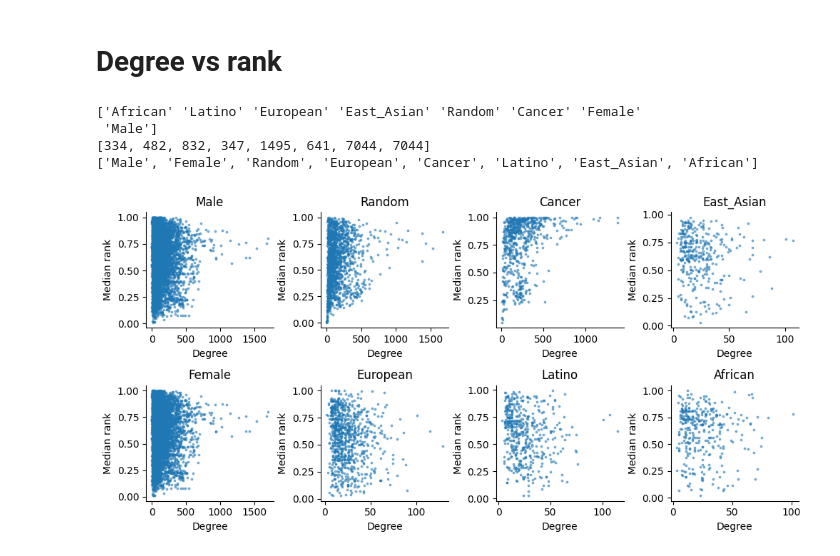
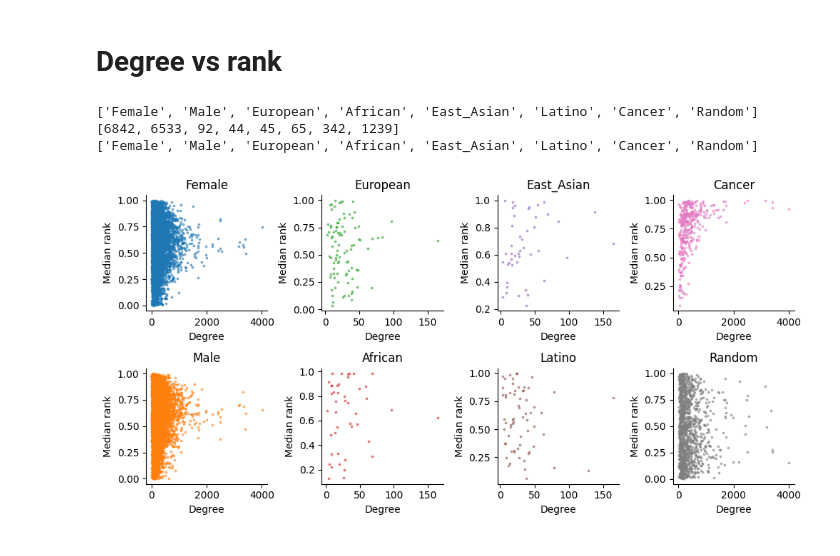
Before and after one commit to MSBradshaw/LinkPrediction, a Jupyter notebook: Experiments/class_degree_v_rank_scatter.ipynb, the cells around one changed output. Cells and saved outputs as stored; diff of their text form; code cells hidden in the pictures.

```diff
--- a/Experiments/class_degree_v_rank_scatter.ipynb
+++ b/Experiments/class_degree_v_rank_scatter.ipynb
@@ -131,43 +127,44 @@ Head of African pops:
 
 # list populations in order of the number of rows in the df
 # sort populations by number of rows
-populations = df['population'].unique()
+colors = ['#1f77b4', '#ff7f0e', '#2ca02c', '#d62728', '#9467bd', '#8c564b', '#e377c2', '#7f7f7f', '#bcbd22', '#17becf']
+populations = ['Female','Male','European','African','East_Asian','Latino','Cancer','Random']
+
 pop_counts = [df[df['population']==p].shape[0] for p in populations]
 
 # sort population based on pop_counts
 print(populations)
 print(pop_counts)
-populations = [x for _,x in sorted(zip(pop_counts,populations),reverse=True)]
+# populations = [x for _,x in sorted(zip(pop_counts,populations),reverse=True)]
 print(populations)
 
 fig, axes = plt.subplots(2,4,figsize=(10,5))
 
 for i,pop in enumerate(populations):
     x = i%2
     y = i//2
     df_pop = df[df['population']==pop]
-    axes[x,y].scatter(df_pop['given_entity_degree'],df_pop['rank'],label=pop,s=3,alpha=0.5)
+    axes[x,y].scatter(df_pop['given_entity_degree'],df_pop['rank'],label=pop,s=3,alpha=0.5,color=colors[i])
     # log x
     # if pop not in ['European','African','East_Asian','Latino']:
     #     axes[x,y].set_xscale('log')
 
     # remove top and right border
     axes[x,y].spines['top'].set_visible(False)
     axes[x,y].spines['right'].set_visible(False)
     # set x and y labels
     axes[x,y].set_xlabel('Degree')
     axes[x,y].set_ylabel('Median rank')
     # title
     # ax.set_title('Median rank of edges in year t+1')
     # legend
     axes[x,y].set_title(pop)
 # save figure
 plt.tight_layout()
 plt.savefig('../Figures/group_comparison_degree_v_rank_scatter.png',dpi=300,bbox_inches='tight')
 plt.show()
 # %% [output]
-['African' 'Latino' 'European' 'East_Asian' 'Random' 'Cancer' 'Female'
- 'Male']
-[334, 482, 832, 347, 1495, 641, 7044, 7044]
-['Male', 'Female', 'Random', 'European', 'Cancer', 'Latino', 'East_Asian', 'African']
+['Female', 'Male', 'European', 'African', 'East_Asian', 'Latino', 'Cancer', 'Random']
+[6842, 6533, 92, 44, 45, 65, 342, 1239]
+['Female', 'Male', 'European', 'African', 'East_Asian', 'Latino', 'Cancer', 'Random']
-[figure, old version]
+[figure, new version]
```
Also changed, not shown: parts of 6 cells of this notebook.
